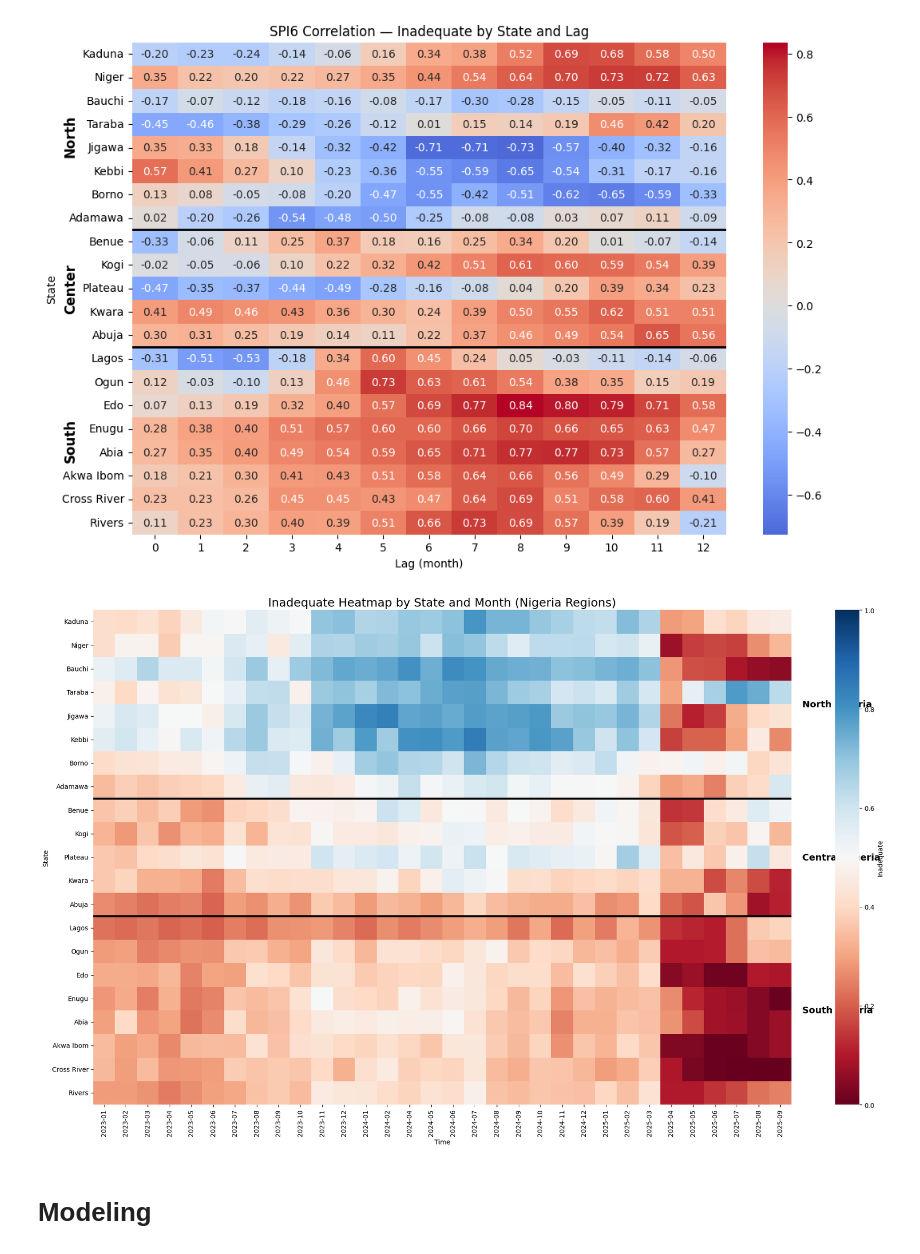
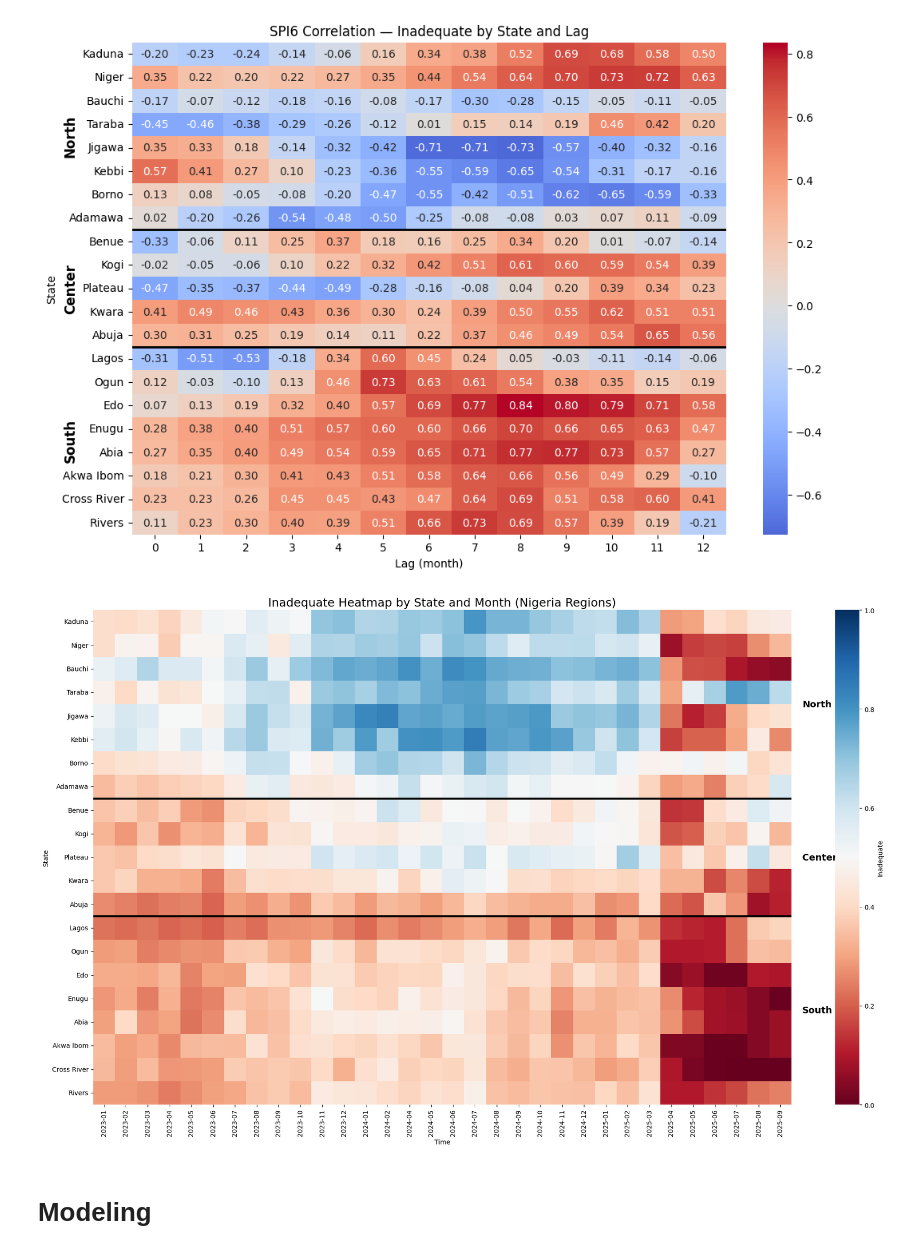
Before and after one commit to tnourlyn/Projet-de-Statapp---WFP-, a Jupyter notebook: SPI_treatement.ipynb, the cells around one changed output. Cells and saved outputs as stored; diff of their text form; code cells hidden in the pictures.

```diff
--- a/SPI_treatement.ipynb
+++ b/SPI_treatement.ipynb
@@ -917,13 +917,6 @@ heatmap_data = data_merge.pivot_table(
     index="State",
     columns="date"
 )
-
-heatmap_data = data_merge.pivot_table(
-    values="inadequate",
-    index="State",
-    columns="date"
-)
-
 
 ordered_states = north_states + center_states + south_states
 
@@ -948,38 +941,38 @@ ax.axhline(center_end, color="black", linewidth=3)
 ax.text(
     heatmap_data.shape[1] + 0.5,
     north_end/2,
-    "North Nigeria",
+    "North",
     fontsize=14,
     fontweight="bold",
     va="center"
 )
 
 ax.text(
     heatmap_data.shape[1] + 0.5,
     north_end + len(center_states)/2,
-    "Central Nigeria",
+    "Center",
     fontsize=14,
     fontweight="bold",
     va="center"
 )
 
 ax.text(
     heatmap_data.shape[1] + 0.5,
     center_end + len(south_states)/2,
-    "South Nigeria",
+    "South",
     fontsize=14,
     fontweight="bold",
     va="center"
 )
 
 plt.title("Inadequate Heatmap by State and Month (Nigeria Regions)", fontsize=18)
 plt.xlabel("Time")
 plt.ylabel("State")
 
 plt.tight_layout()
 plt.show()
 # %% [output]
-[figure, old version]
+[figure, new version]
 # %% [markdown]
 # Modeling
 # %%
```
